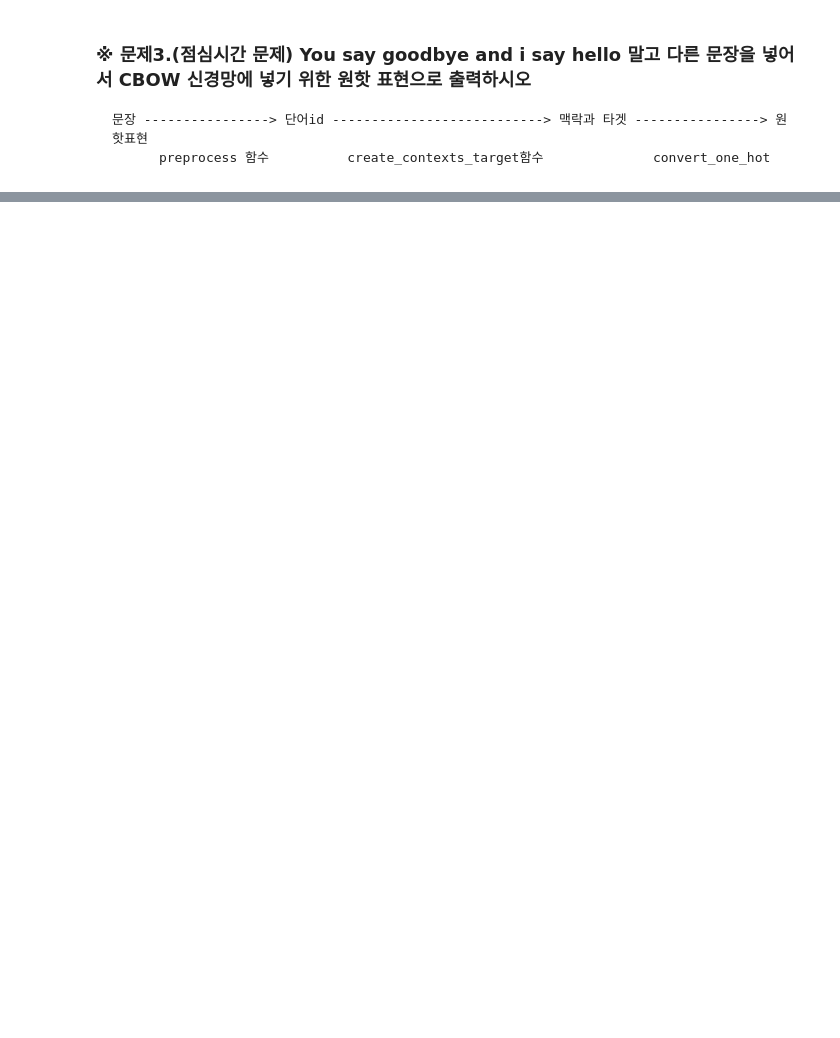
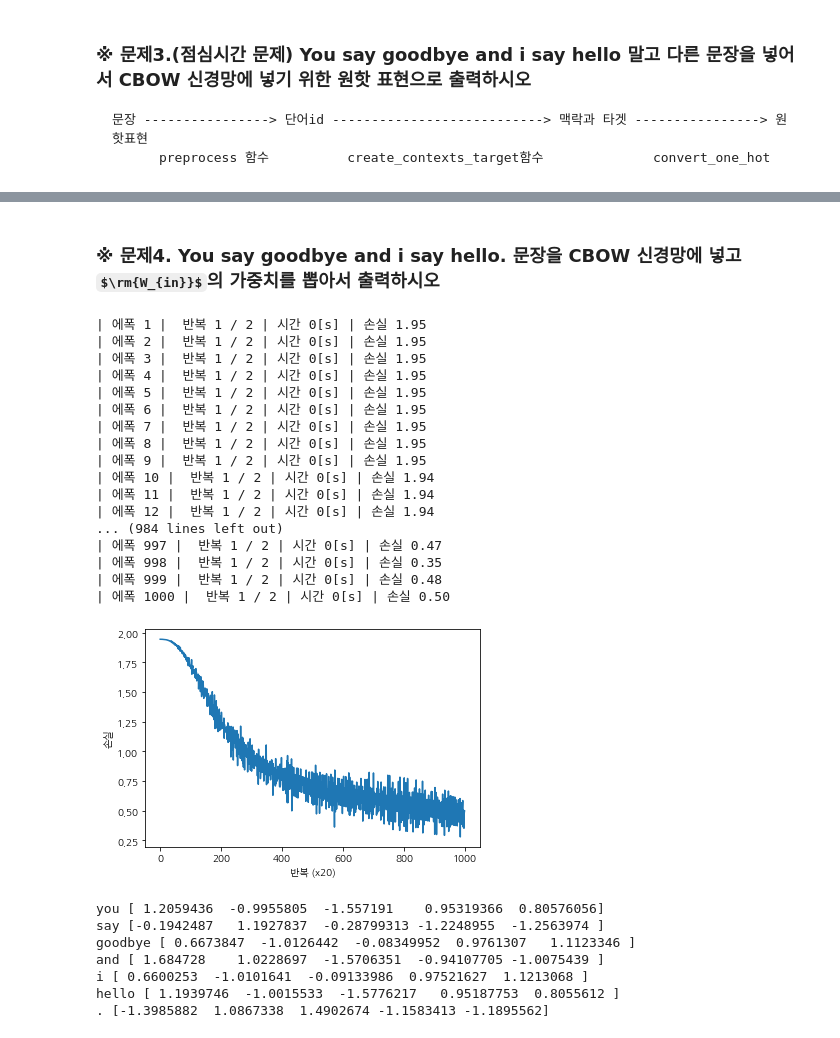
Before and after one commit to Adrian123K/rnn, a Jupyter notebook: 2. rnn 3장 (200825).ipynb, the cells around one changed output, grey strips where cells are left out. Drawn from its saved outputs; the diff is of its cells as text; code cells hidden in the pictures; some formulas as TeX source; blank space fills up the shorter version.

```diff
--- a/2. rnn 3장 (200825).ipynb
+++ b/2. rnn 3장 (200825).ipynb
@@ -45,0 +73,61 @@ print (target)
+# %% [markdown]
+### ※ 문제4. You say goodbye and i say hello. 문장을 CBOW 신경망에 넣고 $\rm{W_{in}}$의 가중치를 뽑아서 출력하시오
+# %%
+# coding: utf-8
+from common.util import preprocess, create_contexts_target, convert_one_hot # 문장을 원핫표현으로 변경하기 위해 필요한 함수들
+from ch03.simple_cbow import SimpleCBOW # word2vec 신경망 CBOW 구현
+from common.optimizer import Adam
+from common.trainer import Trainer # keras model.compile 구현
+import sys
+sys.path.append('..')  # 부모 디렉터리의 파일을 가져올 수 있도록 설정
+
+
+window_size = 1
+hidden_size = 5
+batch_size = 3
+max_epoch = 1000
+
+text = 'You say goodbye and I say hello.'
+corpus, word_to_id, id_to_word = preprocess(text)
+
+vocab_size = len(word_to_id)
+contexts, target = create_contexts_target(corpus, window_size)
+target = convert_one_hot(target, vocab_size)
+contexts = convert_one_hot(contexts, vocab_size)
+
+model = SimpleCBOW(vocab_size, hidden_size)
+optimizer = Adam()
+trainer = Trainer(model, optimizer)
+
+trainer.fit(contexts, target, max_epoch, batch_size)
+trainer.plot()
+
+word_vecs = model.word_vecs
+for word_id, word in id_to_word.items():
+    print(word, word_vecs[word_id])
+# %% [output]
+| 에폭 1 |  반복 1 / 2 | 시간 0[s] | 손실 1.95
+| 에폭 2 |  반복 1 / 2 | 시간 0[s] | 손실 1.95
+| 에폭 3 |  반복 1 / 2 | 시간 0[s] | 손실 1.95
+| 에폭 4 |  반복 1 / 2 | 시간 0[s] | 손실 1.95
+| 에폭 5 |  반복 1 / 2 | 시간 0[s] | 손실 1.95
+| 에폭 6 |  반복 1 / 2 | 시간 0[s] | 손실 1.95
+| 에폭 7 |  반복 1 / 2 | 시간 0[s] | 손실 1.95
+| 에폭 8 |  반복 1 / 2 | 시간 0[s] | 손실 1.95
+| 에폭 9 |  반복 1 / 2 | 시간 0[s] | 손실 1.95
+| 에폭 10 |  반복 1 / 2 | 시간 0[s] | 손실 1.94
+| 에폭 11 |  반복 1 / 2 | 시간 0[s] | 손실 1.94
+| 에폭 12 |  반복 1 / 2 | 시간 0[s] | 손실 1.94
+... (984 lines left out)
+| 에폭 997 |  반복 1 / 2 | 시간 0[s] | 손실 0.47
+| 에폭 998 |  반복 1 / 2 | 시간 0[s] | 손실 0.35
+| 에폭 999 |  반복 1 / 2 | 시간 0[s] | 손실 0.48
+| 에폭 1000 |  반복 1 / 2 | 시간 0[s] | 손실 0.50
+[figure, added]
+you [ 1.2059436  -0.9955805  -1.557191    0.95319366  0.80576056]
+say [-0.1942487   1.1927837  -0.28799313 -1.2248955  -1.2563974 ]
+goodbye [ 0.6673847  -1.0126442  -0.08349952  0.9761307   1.1123346 ]
+and [ 1.684728    1.0228697  -1.5706351  -0.94107705 -1.0075439 ]
+i [ 0.6600253  -1.0101641  -0.09133986  0.97521627  1.1213068 ]
+hello [ 1.1939746  -1.0015533  -1.5776217   0.95187753  0.8055612 ]
+. [-1.3985882  1.0867338  1.4902674 -1.1583413 -1.1895562]
```
Also changed, not shown: parts of 12 cells of this notebook, 49 other files.
